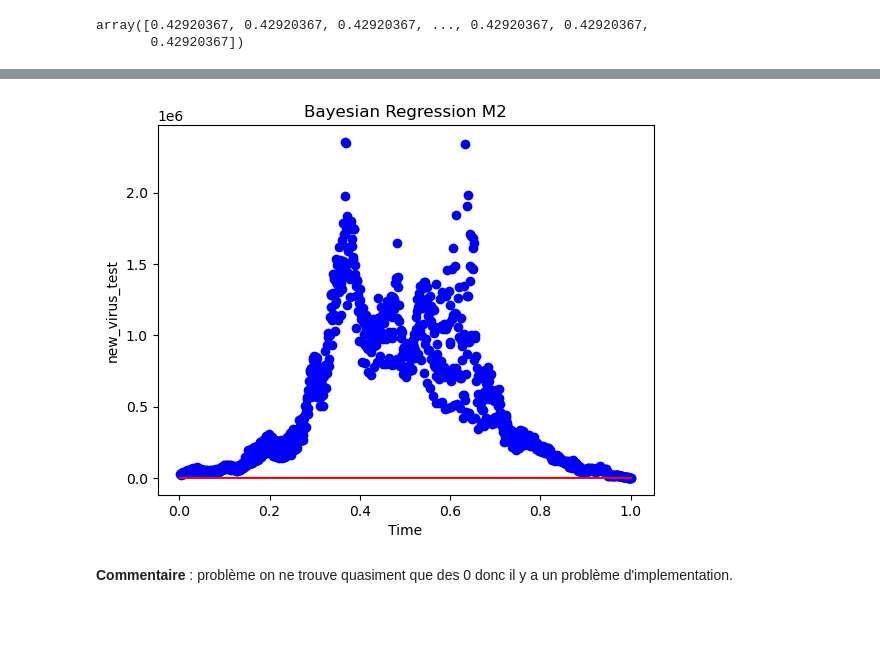
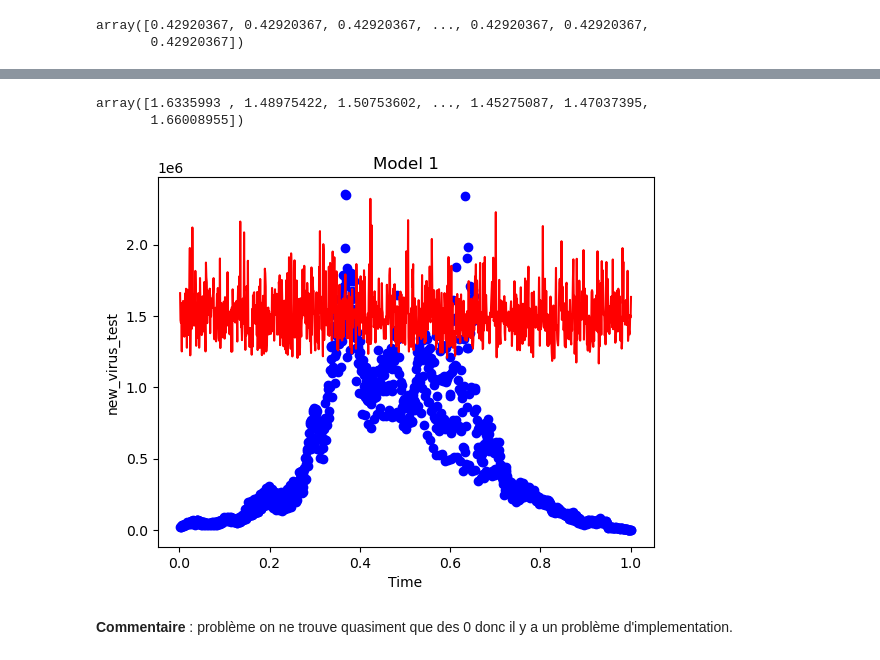
Before and after one commit to Jeremstar/business_is_business, a Jupyter notebook: Notebook_final.ipynb, the cells around one changed output, grey strips where cells are left out. Saved outputs shown, nothing was run; the diff lists cells and outputs as text; code cells hidden in the pictures; blank space fills up the shorter version.

```diff
--- a/Notebook_final.ipynb
+++ b/Notebook_final.ipynb
@@ -437,13 +450,18 @@ df_S_rep
 4000 rows × 1065 columns
+# %%
+df_S_rep.mean().values
+# %% [output]
+array([1.6335993 , 1.48975422, 1.50753602, ..., 1.45275087, 1.47037395,
+       1.66008955])
 # %%
-plt.plot(t, df_S_rep.mean().values, color='red')
+plt.plot(t, df_S_rep.mean().values*10**6, color='red')
 plt.scatter(t,df["new_virus_test"], color='blue')
 plt.xlabel('Time')
 plt.ylabel('new_virus_test')
-plt.title('Bayesian Regression M2')
+plt.title('Model 1')
 plt.show()
 # %% [output]
-[figure, old version]
+[figure, new version]
 # %% [markdown]
 **Commentaire** : problème on ne trouve quasiment que des 0 donc il y a un problème d'implementation.
 # %% [markdown]
```
Also changed, not shown: parts of 8 cells of this notebook.
